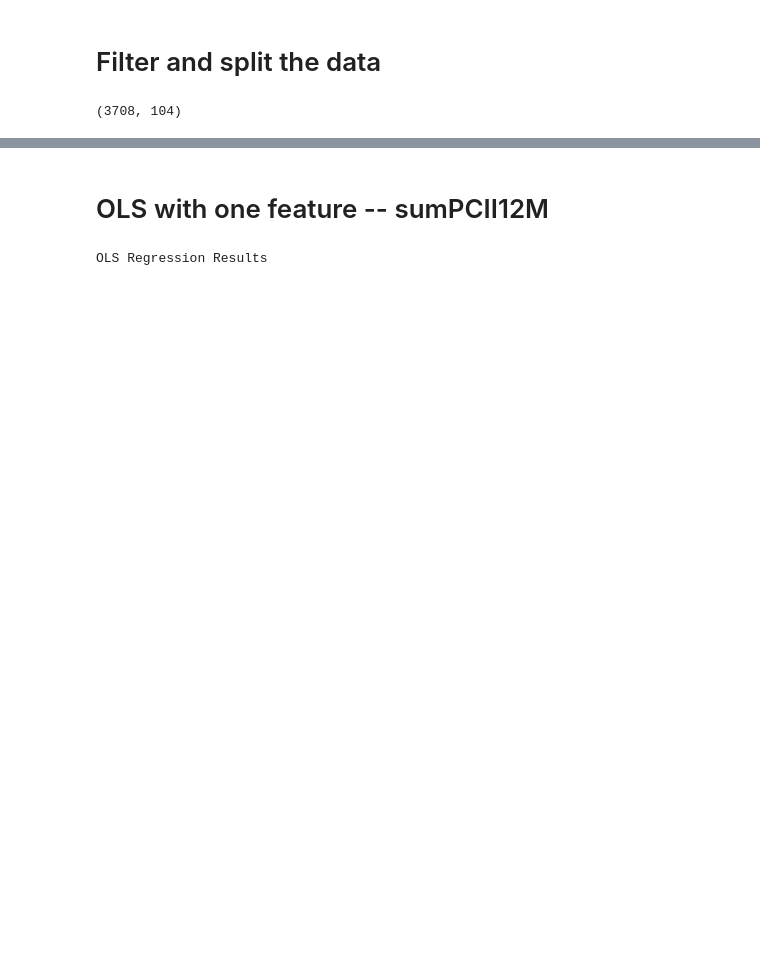
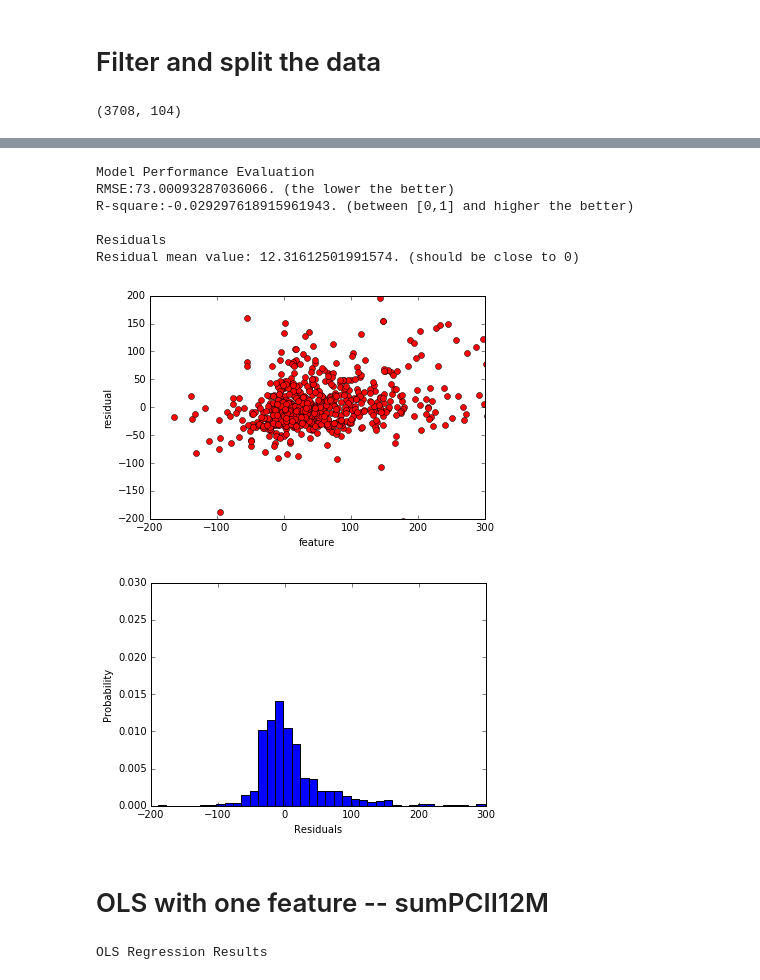
Before and after one commit to Zhenxingzhang/LearningRegression, a Jupyter notebook: CLV_Demo.ipynb, the cells around one changed output, grey strips where cells are left out. Cells and saved outputs as stored; diff of their text form; code cells hidden in the pictures; blank space fills up the shorter version.

```diff
--- a/CLV_Demo.ipynb
+++ b/CLV_Demo.ipynb
@@ -39,7 +50,0 @@ def draw_residual_plot(feature, residual):
-# %%
-def draw_residual_hist(residual):
-    plt.hist(residual, density=0.1, bins=100)
-    plt.axis([-200, 300, 0, 0.03])
-    #axis([xmin,xmax,ymin,ymax])
-    plt.xlabel('Residual values')
-    plt.ylabel('Probability')
@@ -80,3 +127,19 @@ rmse(y_train, preds)
+# %%
+X_test = data_test['sumPCII12M']
+y_test = data_test['sumPCIINext3M']
+
+preds_test = [average_spend_pq] * X_test.shape[0]
+# %%
+performance_evaluation(X_test, y_test, preds_test)
+# %% [output]
+Model Performance Evaluation
+RMSE:73.00093287036066. (the lower the better)
+R-square:-0.029297618915961943. (between [0,1] and higher the better)
+
+Residuals
+Residual mean value: 12.31612501991574. (should be close to 0)
+[figure, added]
+[figure, added]
 # %% [markdown]
 # OLS with one feature -- sumPCII12M
 # %%
```
Also changed, not shown: parts of 30 cells of this notebook.
